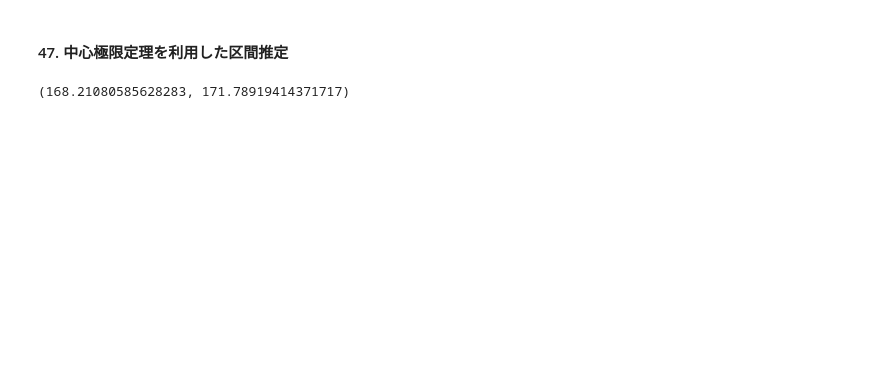
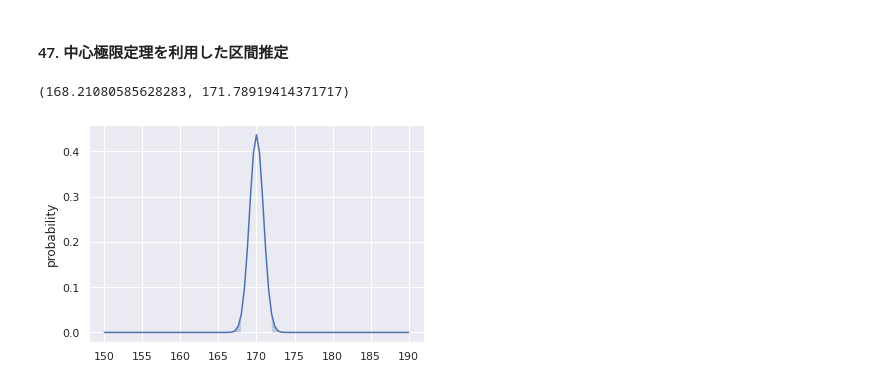
Before and after one commit to ykchat/statistics_basic, a Jupyter notebook: sec05.ipynb, the cells around one changed output. Cells and saved outputs as stored; diff of their text form; code cells hidden in the pictures; blank space fills up the shorter version.

```diff
--- a/sec05.ipynb
+++ b/sec05.ipynb
@@ -43,12 +56,25 @@ stats.t.interval(confidence=alpha, df=n-1, loc=mu, scale=sigma) #信頼区間
 # %%
 n = 30 #標本数
 mu = 170 #標本平均
 sigma = 5 #不偏分散
 
 mu = mu #標本平均の平均
 sigma = np.sqrt(sigma**2/n) #標本平均の標準偏差
 
 alpha = 0.95 #信頼度
-stats.norm.interval(confidence=alpha, loc=mu, scale=sigma) #信頼区間
+ci = stats.norm.interval(confidence=alpha, loc=mu, scale=sigma) #信頼区間
+
+x = np.linspace(start=150, stop=190, num=101)
+df = pd.DataFrame(index=x)
+
+y = stats.norm.pdf(x=x, loc=mu, scale=sigma)
+df = pd.concat([df, pd.DataFrame({"probability": y}, index=x)], axis=1)
+
+ax = sns.lineplot(x=df.index, y=df.probability, data=df)
+ax.fill_between(x=df.index, y1=df.probability,
+    where=(df.index<=ci[0])|(df.index>=ci[1]), alpha=0.3)
+
+ci
 # %% [output]
 (168.21080585628283, 171.78919414371717)
+[figure, added]
```
Also changed, not shown: parts of 2 cells of this notebook, 3 other files.
